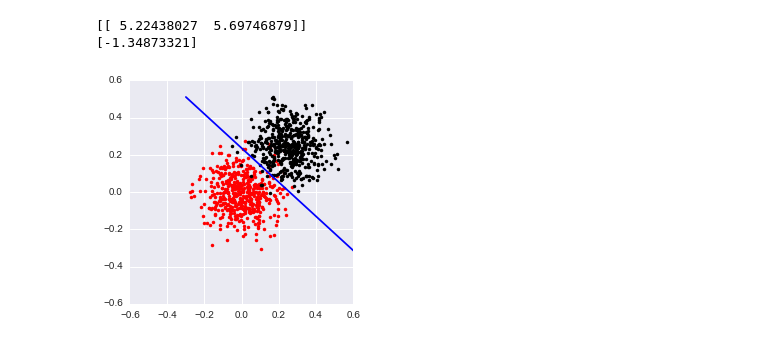
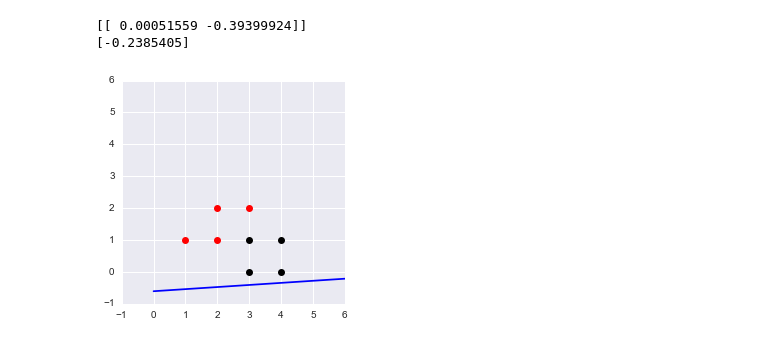
Before and after one commit to sidazhou/ipython_notes, a Jupyter notebook: testing.ipynb, the cells around one changed output. Cells and saved outputs as stored; diff of their text form; code cells hidden in the pictures.

```diff
--- a/testing.ipynb
+++ b/testing.ipynb
@@ -38,43 +34,42 @@ def feature_target_split(df,feature_names, target_name):
     y_data = df[target_name].as_matrix()
     return X_data, y_data
 # %%
-# plotting the decision boundary of logistic regression
+# unnormalized gives false result, see what happens to decision boundary when one axis is scaled
+%matplotlib inline
 np.random.seed(0)
-mu, sigma = 0, 0.1 # mean and standard deviation
-x0 = np.random.normal(mu, sigma, 500)
-y0 = np.random.normal(mu, sigma, 500)
-
+scale_fac = 50
+x0 = np.array([1,2,2,3]) * scale_fac
+y0 = np.array([1,1,2,2])
 df1 = pd.DataFrame({'x':x0, 'y':y0, 'label':0})
 
-mu, sigma = 0.25, 0.1 # mean and standard deviation
-x1 = np.random.normal(mu, sigma, 500)
-y1 = np.random.normal(mu, sigma, 500)
-
+x1 = np.array([3,4,3,4]) * scale_fac
+y1 = np.array([0,0,1,1])
 df2 = pd.DataFrame({'x':x1, 'y':y1, 'label':1})
 
 df = pd.concat([df1,df2])
 df
 ######
 X_data, y_data = feature_target_split(df,['x','y'],'label')
 model = svm.LinearSVC()
+
 model.fit(X_data,y_data)
 print model.coef_
 print model.intercept_
 
-plt.plot(x0,y0,'r.')
-plt.plot(x1,y1,'k.')
+plt.plot(x0/ scale_fac,y0,'ro')
+plt.plot(x1/ scale_fac,y1,'ko')
 
 m = - model.coef_[0][0] / model.coef_[0][1]
 c = - model.intercept_[0] / model.coef_[0][1]
 
-xx = np.linspace(-.3, .7)
-yy = m * xx + c
+xx = np.linspace(0,6*scale_fac)
+yy = m* scale_fac* xx + c
 
 plt.plot(xx, yy, 'b-')
-plt.xlim(-.6, .6)
-plt.ylim(-.6, .6)
+plt.xlim(-1, 6)
+plt.ylim(-1, 6)
 plt.gca().set_aspect('equal', adjustable='box')
 # %% [output]
-[[ 5.22438027  5.69746879]]
-[-1.34873321]
+[[ 0.00051559 -0.39399924]]
+[-0.2385405]
-[figure, old version]
+[figure, new version]
```
Also changed, not shown: parts of 6 cells of this notebook, 1 other file.
